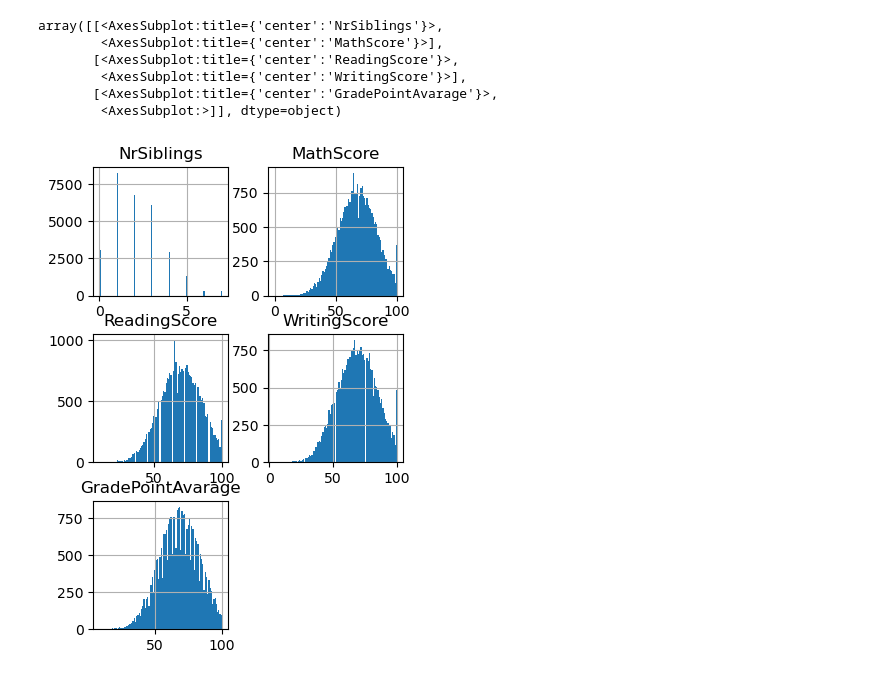
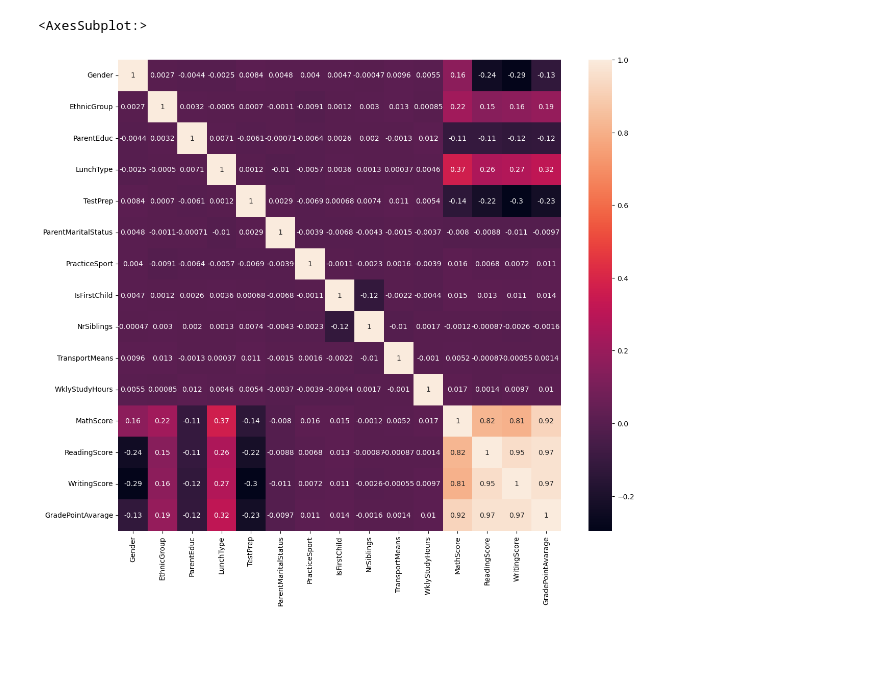
Before and after one commit to onathatice-univr/programming_final_project, a Jupyter notebook: VR503361_final_project.ipynb, the cells around one changed output. Drawn from its saved outputs; the diff is of its cells as text; code cells hidden in the pictures; blank space fills up the shorter version.

```diff
--- a/VR503361_final_project.ipynb
+++ b/VR503361_final_project.ipynb
@@ -118,0 +124,3 @@ pd.options.display.float_format = '{:,.2f}'.format
+# %%
+df_exam_score_transformed = transform_string_to_numerical(df_exam_score_copy)
+del df_exam_score_transformed['Unnamed: 0']
@@ -119,3 +171,4 @@ pd.options.display.float_format = '{:,.2f}'.format
 # %%
 # add a column called GradePointAvarage and fill it with average of grade point of the student
-df_exam_score["GradePointAvarage"] = (df_exam_score["MathScore"] + df_exam_score["ReadingScore"] + df_exam_score["WritingScore"] ) / 3
+df_exam_score_transformed["GradePointAvarage"] = (df_exam_score_transformed["MathScore"] + df_exam_score_transformed["ReadingScore"] + df_exam_score_transformed["WritingScore"] ) / 3
+df_exam_score_transformed.T
@@ -142,11 +193,9 @@ df_exam_score.T
-# %%
-df_exam_score.hist(figsize=(4, 6), bins = 100)
-# %% [output]
-array([[<AxesSubplot:title={'center':'NrSiblings'}>,
-        <AxesSubplot:title={'center':'MathScore'}>],
-       [<AxesSubplot:title={'center':'ReadingScore'}>,
-        <AxesSubplot:title={'center':'WritingScore'}>],
-       [<AxesSubplot:title={'center':'GradePointAvarage'}>,
-        <AxesSubplot:>]], dtype=object)
-[figure, removed]
+# %%
+df_exam_score_corr = df_exam_score_transformed.corr()
+# %%
+plt.figure(figsize=(14, 12))
+sb.heatmap(df_exam_score_corr, annot=True)
+# %% [output]
+<AxesSubplot:>
+[figure, added]
 # %%
```
Also changed, not shown: parts of 32 cells of this notebook, 1 other file.
